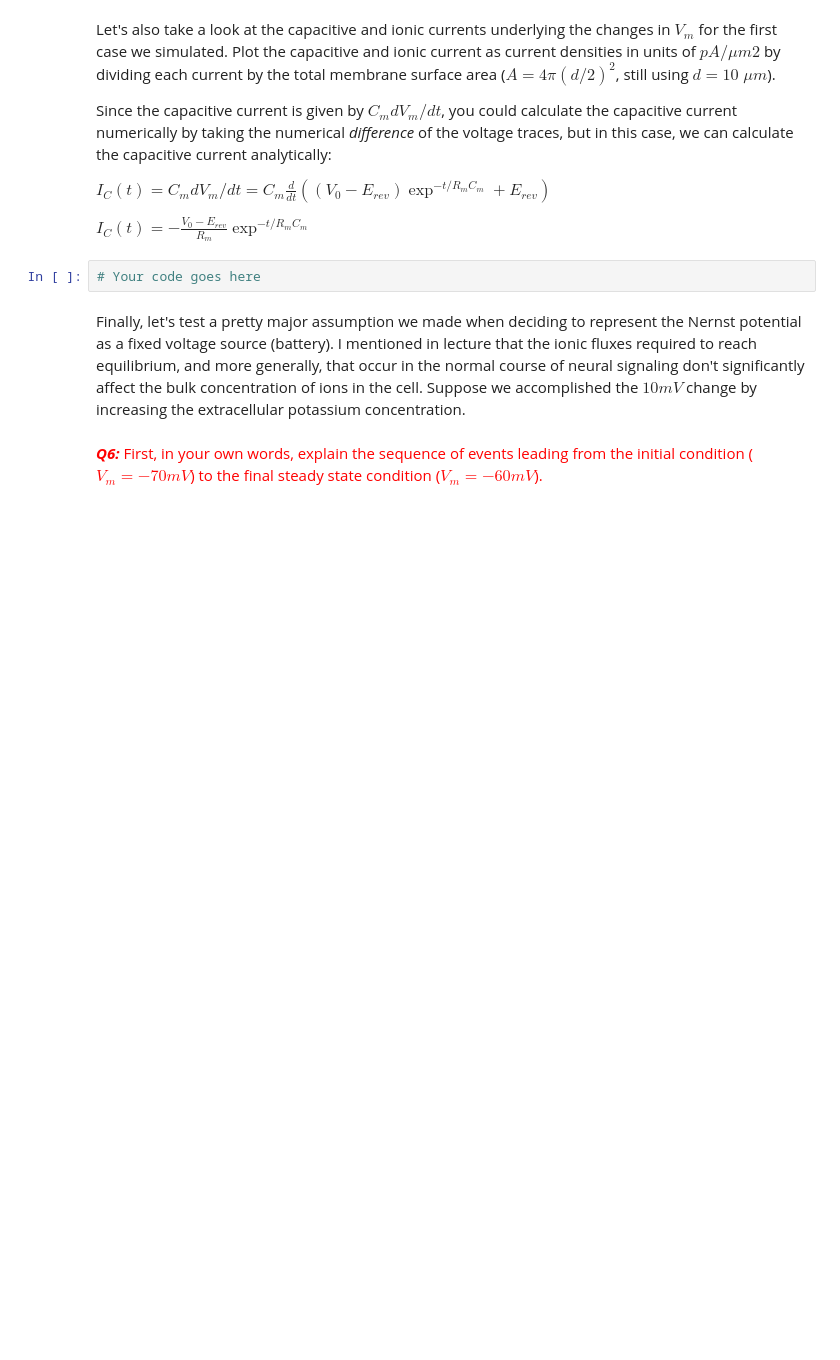
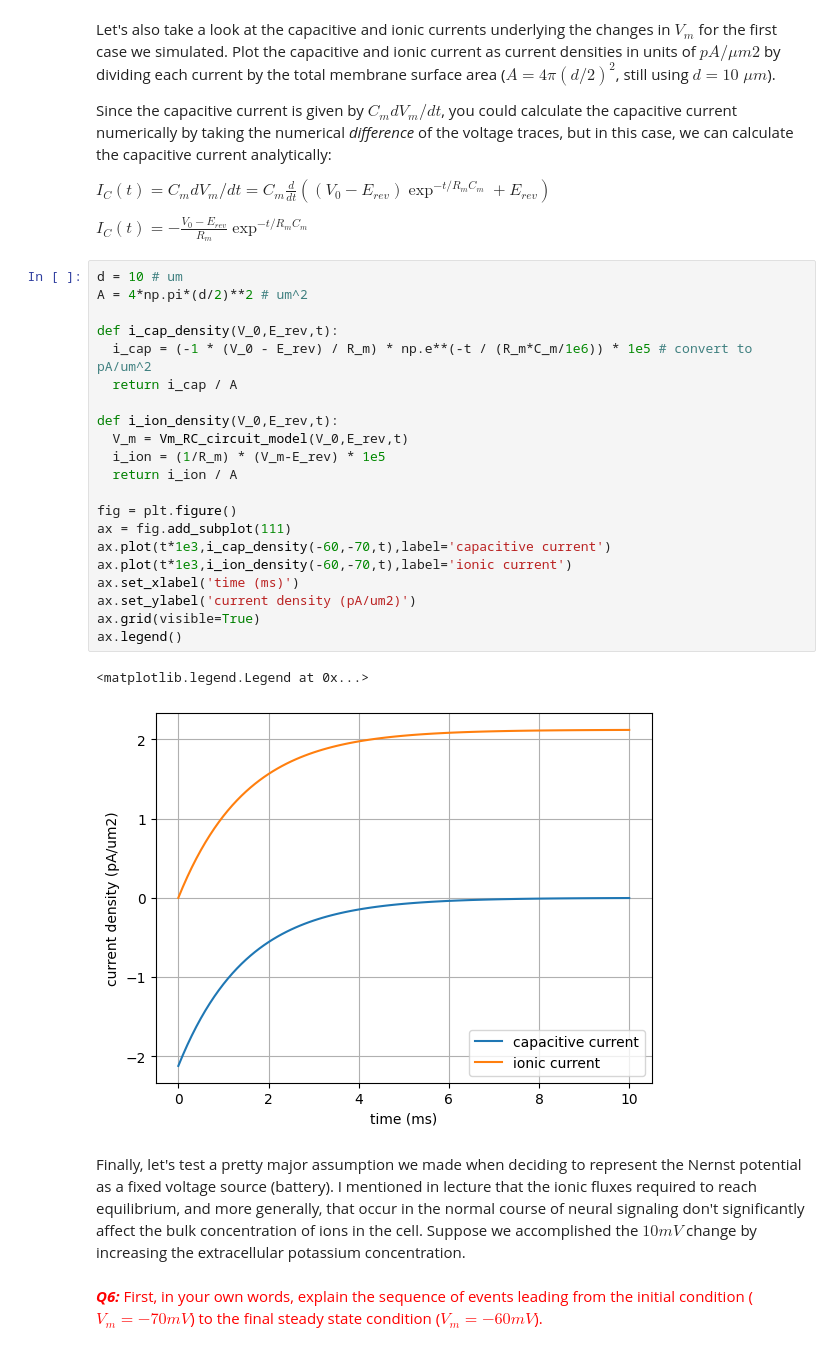
Before and after one commit to lw-miles24/3-CompModNervSys-NernstVm, a Jupyter notebook: CompModNervSys_exercise3.ipynb, the cells around one changed output. Saved outputs shown, nothing was run; the diff lists cells and outputs as text; blank space fills up the shorter version.

```diff
--- a/CompModNervSys_exercise3.ipynb
+++ b/CompModNervSys_exercise3.ipynb
@@ -308,8 +360,30 @@ Since the capacitive current is given by $C_{m} dV_{m}/dt$, you could calculate
 $I_{C}(t) = C_{m}dV_{m}/dt = C_{m}\frac{d}{dt}\left((V_{0}-E_{rev})\exp^{-t/R_{m}C_{m}} + E_{rev}\right)$
 
 $I_{C}(t) = -\frac{V_{0} - E_{rev}}{R_{m}}\exp^{-t/R_{m}C_{m}}$
-# %%
-# Your code goes here
+# %%
+d = 10 # um
+A = 4*np.pi*(d/2)**2 # um^2
+
+def i_cap_density(V_0,E_rev,t):
+  i_cap = (-1 * (V_0 - E_rev) / R_m) * np.e**(-t / (R_m*C_m/1e6)) * 1e5 # convert to pA/um^2
+  return i_cap / A
+
+def i_ion_density(V_0,E_rev,t):
+  V_m = Vm_RC_circuit_model(V_0,E_rev,t)
+  i_ion = (1/R_m) * (V_m-E_rev) * 1e5
+  return i_ion / A
+
+fig = plt.figure()
+ax = fig.add_subplot(111)
+ax.plot(t*1e3,i_cap_density(-60,-70,t),label='capacitive current')
+ax.plot(t*1e3,i_ion_density(-60,-70,t),label='ionic current')
+ax.set_xlabel('time (ms)')
+ax.set_ylabel('current density (pA/um2)')
+ax.grid(visible=True)
+ax.legend()
+# %% [output]
+<matplotlib.legend.Legend at 0x...>
+[figure, added]
 # %% [markdown]
 
 Finally, let's test a pretty major assumption we made when deciding to represent the Nernst potential as a fixed voltage source (battery). I mentioned in lecture that the ionic fluxes required to reach equilibrium, and more generally, that occur in the normal course of neural signaling don't significantly affect the bulk concentration of ions in the cell. Suppose we accomplished the $10 mV$ change by increasing the extracellular potassium concentration.
```
Also changed, not shown: parts of 11 cells of this notebook.
